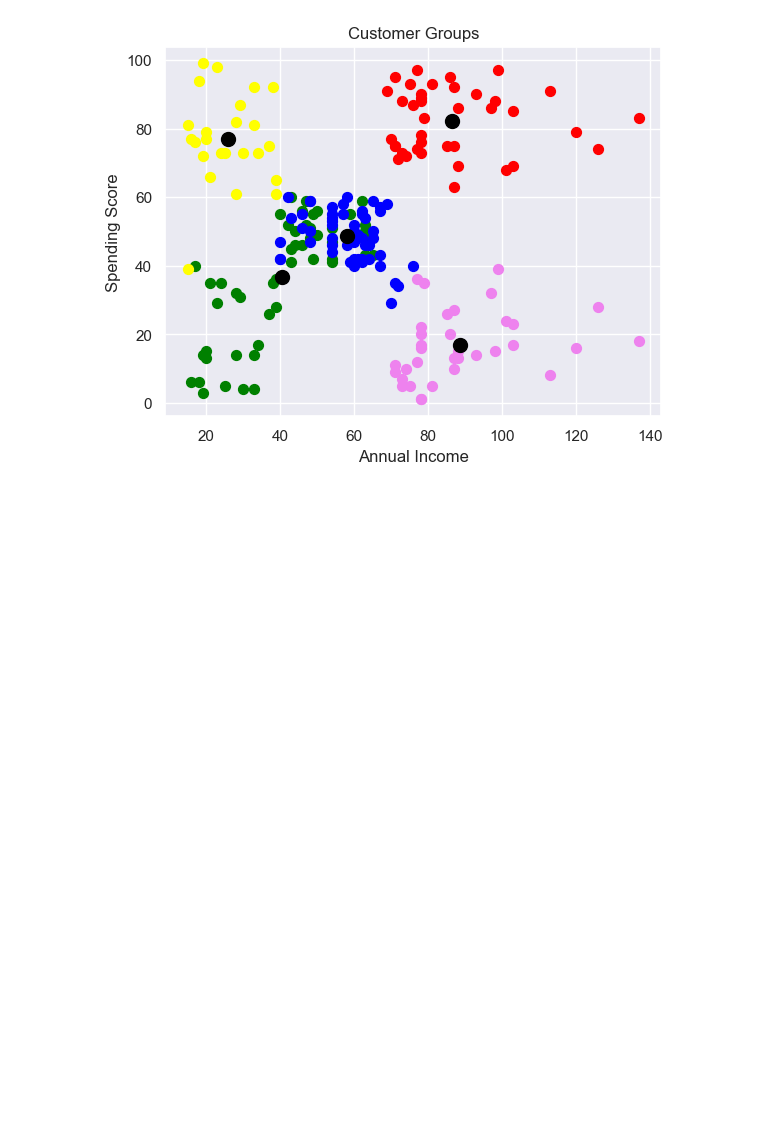
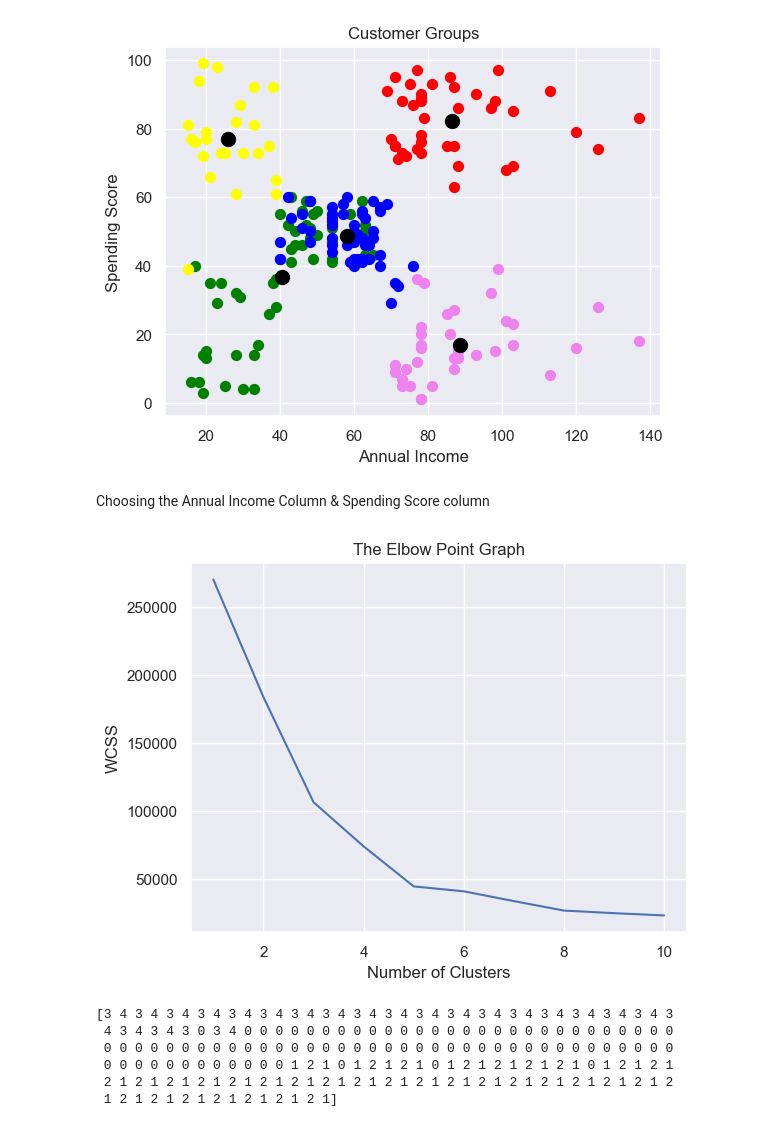
Before and after one commit to Abbasam8910/Machine-Learning-Tutorial, a Jupyter notebook: Day 42/Customer Segmentation using K Mean Clusturing.ipynb, the cells around one changed output. Saved outputs shown, nothing was run; the diff lists cells and outputs as text; code cells hidden in the pictures; blank space fills up the shorter version.

Commit message:
Day 42 Customer Segmentation Using K Mean Clusturing  Completed

```diff
--- a/Day 42/Customer Segmentation using K Mean Clusturing.ipynb
+++ b/Day 42/Customer Segmentation using K Mean Clusturing.ipynb
@@ -187,3 +187,45 @@ plt.ylabel('Spending Score')
 plt.show()
 # %% [output]
 [figure]
+# %%
+# loading the data from csv file to a Pandas DataFrame
+customer_data = pd.read_csv('Mall_Customers.csv')
+# %% [markdown]
+Choosing the Annual Income Column & Spending Score column
+# %%
+X = customer_data.iloc[:,[3,4]].values
+# %%
+# finding wcss value for different number of clusters
+
+wcss = []
+
+for i in range(1,11):
+  kmeans = KMeans(n_clusters=i, init='k-means++', random_state=42)
+  kmeans.fit(X)
+
+  wcss.append(kmeans.inertia_)
+# %%
+# plot an elbow graph
+
+sns.set()
+plt.plot(range(1,11), wcss)
+plt.title('The Elbow Point Graph')
+plt.xlabel('Number of Clusters')
+plt.ylabel('WCSS')
+plt.show()
+# %% [output]
+[figure, added]
+# %%
+kmeans = KMeans(n_clusters=5, init='k-means++', random_state=0)
+
+# return a label for each data point based on their cluster
+Y = kmeans.fit_predict(X)
+
+print(Y)
+# %% [output]
+[3 4 3 4 3 4 3 4 3 4 3 4 3 4 3 4 3 4 3 4 3 4 3 4 3 4 3 4 3 4 3 4 3 4 3 4 3
+ 4 3 4 3 4 3 0 3 4 0 0 0 0 0 0 0 0 0 0 0 0 0 0 0 0 0 0 0 0 0 0 0 0 0 0 0 0
+ 0 0 0 0 0 0 0 0 0 0 0 0 0 0 0 0 0 0 0 0 0 0 0 0 0 0 0 0 0 0 0 0 0 0 0 0 0
+ 0 0 0 0 0 0 0 0 0 0 0 0 1 2 1 0 1 2 1 2 1 0 1 2 1 2 1 2 1 2 1 0 1 2 1 2 1
+ 2 1 2 1 2 1 2 1 2 1 2 1 2 1 2 1 2 1 2 1 2 1 2 1 2 1 2 1 2 1 2 1 2 1 2 1 2
+ 1 2 1 2 1 2 1 2 1 2 1 2 1 2 1]
```
Also changed, not shown: parts of 1 cell of this notebook.
